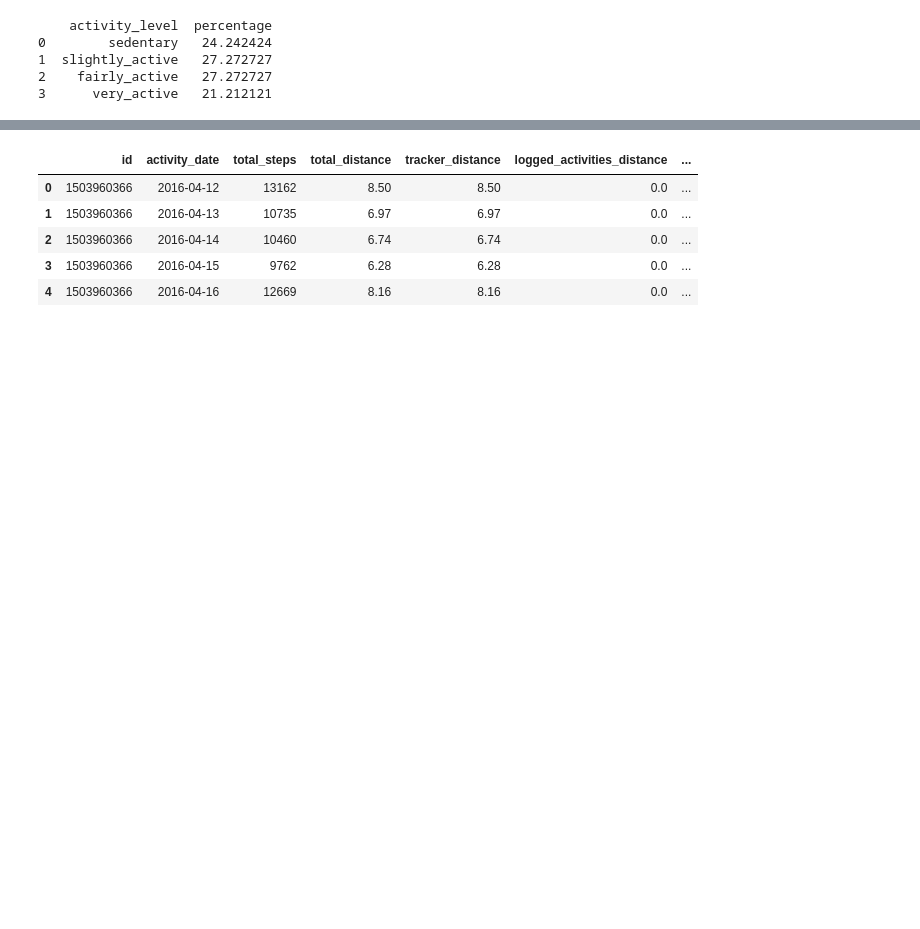
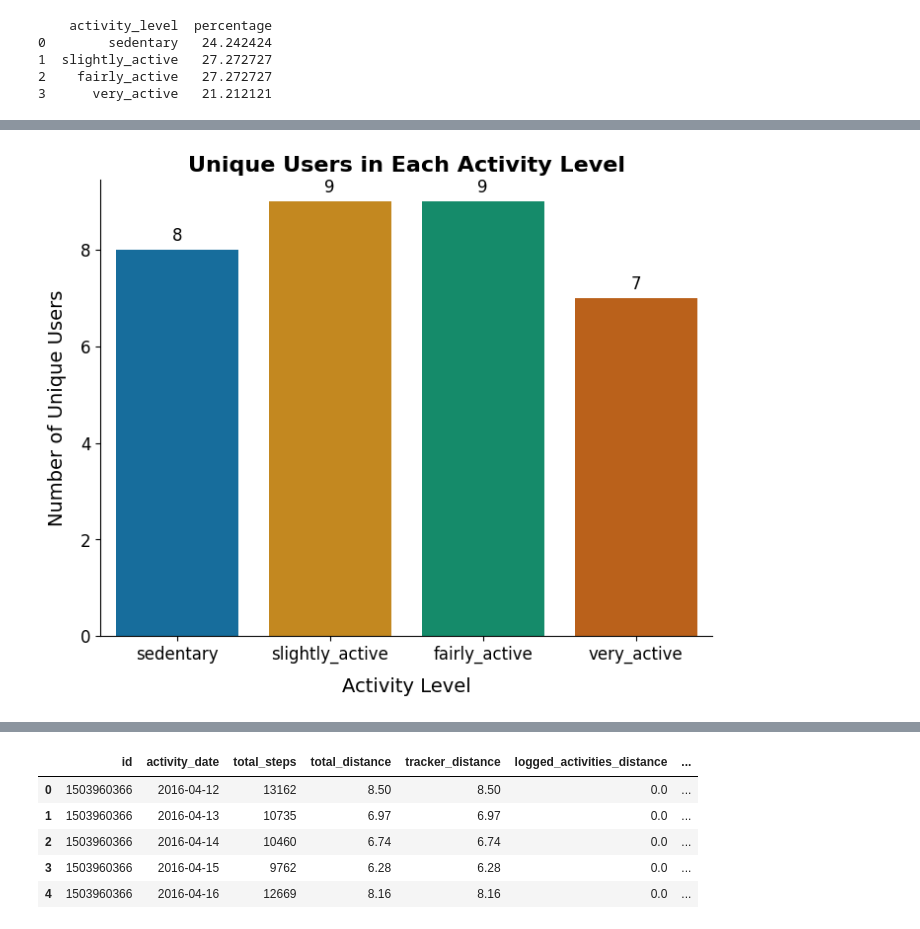
Before and after one commit to Liedjieboer/bellabeat_capstone, a Jupyter notebook: notebooks/activities.ipynb, the cells around one changed output, grey strips where cells are left out. Cells and saved outputs as stored; diff of their text form; code cells hidden in the pictures; blank space fills up the shorter version.

```diff
--- a/notebooks/activities.ipynb
+++ b/notebooks/activities.ipynb
@@ -189,0 +100,3 @@ sns.countplot(data=df, x="activity_category", order=["sedentary", "slightly_acti
+# %%
+# Test python script
+df = ac.get_activity_level()
@@ -189,0 +112,37 @@ sns.countplot(data=df, x="activity_category", order=["sedentary", "slightly_acti
+# %%
+# Group by 'activity_category' and count the unique 'id' values
+unique_user_counts = df.groupby('activity_level')['id'].nunique().reset_index()
+unique_user_counts.columns = ['activity_level', 'unique_user_count']
+
+# Create a bar plot with the unique user counts
+plt.figure(figsize=(8, 6))
+ax = sns.barplot(data=unique_user_counts, x='activity_level', y='unique_user_count', palette="colorblind", order=["sedentary", "slightly_active", "fairly_active", "very_active"])
+
+# Title and labels
+plt.title('Unique Users in Each Activity Level', fontsize=16, fontweight='bold')
+plt.xlabel('Activity Level', fontsize=14, labelpad=10)
+plt.ylabel('Number of Unique Users', fontsize=14, labelpad=10)
+
+# Additional styling
+sns.despine()  # Removes the top and right borders for a cleaner look
+plt.xticks(fontsize=12)  # Set the font size of x-tick labels
+plt.yticks(fontsize=12)  # Set the font size of y-tick labels
+
+for p in ax.patches:
+    # Get the height of each bar (this is the count)
+    height = p.get_height()
+    # Add the text annotation at the top of each bar
+    ax.text(p.get_x() + p.get_width() / 2, height + 0.1,  # Position the text slightly above the bar
+            int(height),  # The count value (rounded to an integer)
+            ha="center",  # Horizontal alignment of the text
+            va="bottom",  # Vertical alignment of the text
+            fontsize=12,  # Font size
+            color='black')  # Color of the text
+
+# Export plot as png
+plt.savefig("activity_category_users.jpeg", dpi=300, bbox_inches='tight')
+
+# Display the plot
+plt.show()
+# %% [output]
+[figure, added]
```
Also changed, not shown: parts of 24 cells of this notebook, 4 other files.
